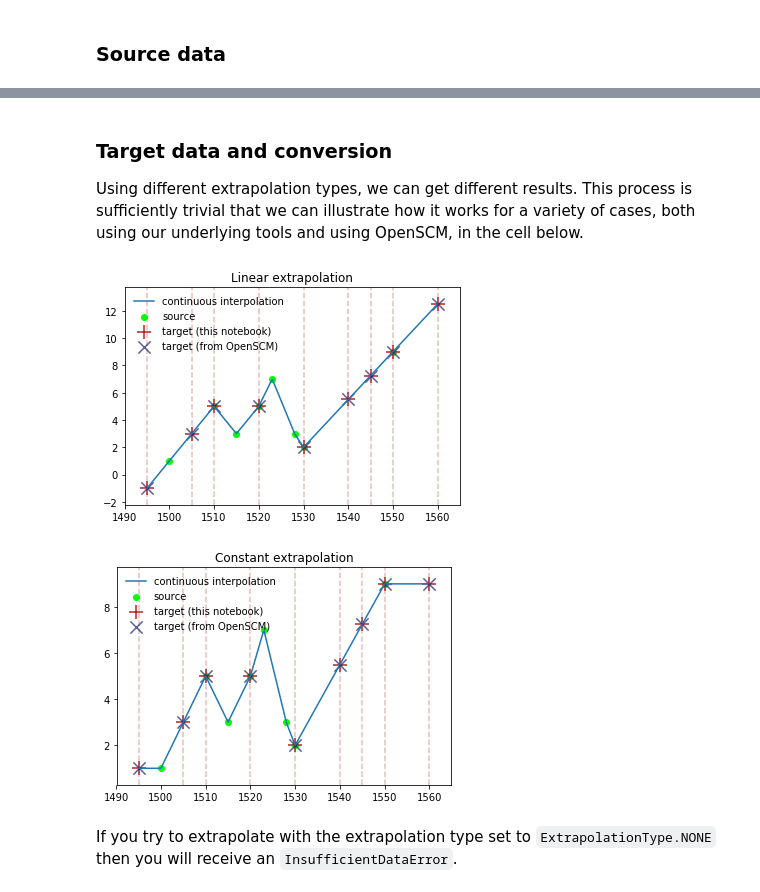
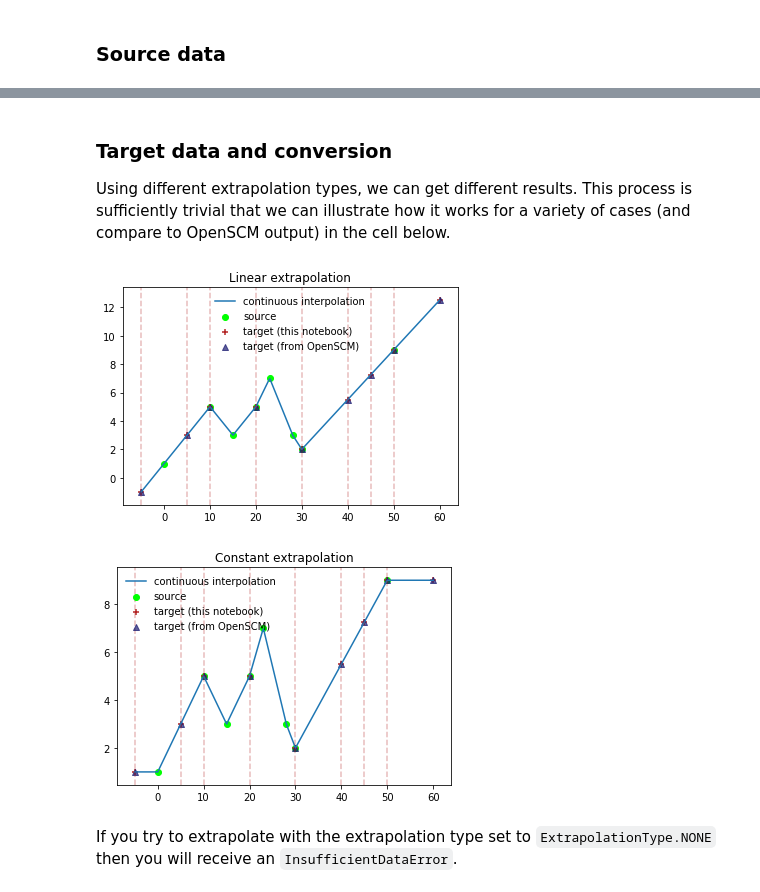
Before and after one commit to openscm/openscm, a Jupyter notebook: notebooks/timeseries-conversion.ipynb, the cells around one changed output, grey strips where cells are left out. Saved outputs shown, nothing was run; the diff lists cells and outputs as text; code cells hidden in the pictures.

```diff
--- a/notebooks/timeseries-conversion.ipynb
+++ b/notebooks/timeseries-conversion.ipynb
@@ -256,13 +161,20 @@ np.testing.assert_allclose(
 It is possible to automatically extrapolate the data using OpenSCM.
 # %% [markdown]
 ### Source data
+# %%
+source_values = np.array([1, 5, 3, 5, 7, 3, 2, 9])
+source_times = np.array([0, 10, 15, 20, 23, 28, 30, 50])
+point_view = paras.get_writable_timeseries_view(
+    ("Emissions", "CH4"),
+    ("World",),
+    "MtCH4 / yr",
+    source_times,
+    timeseries_type=ParameterType.POINT_TIMESERIES,
+    interpolation_type=InterpolationType.LINEAR,
+    extrapolation_type=ExtrapolationType.LINEAR,
+)
+point_view.set(source_values)
 # %%
-source_values = np.array([1, 5, 3, 5, 7, 3, 2, 9])
-source_times = [
-    dt.datetime(y, 1, 1)
-    for y in [1500, 1510, 1515, 1520, 1523, 1528, 1530, 1550]
-]
-
 ax = plt.figure().add_subplot(111)
 ax.scatter(
     source_times,
@@ -295,4 +189,4 @@ source_data.timeseries()
 # %% [markdown]
 ### Target data and conversion
 
-Using different extrapolation types, we can get different results. This process is sufficiently trivial that we can illustrate how it works for a variety of cases, both using our underlying tools and using OpenSCM, in the cell below.
+Using different extrapolation types, we can get different results. This process is sufficiently trivial that we can illustrate how it works for a variety of cases (and compare to OpenSCM output) in the cell below.
@@ -304,9 +193,10 @@ target_times = [
 # %%
+target_times = np.array([-5, 5, 10, 20, 30, 40, 45, 50, 60])
 examples = [
     (
-        "Linear extrapolation",  # name
-        ExtrapolationType.LINEAR,  # extrapolation type, comes from OpenSCM.timeseries_converter
-        {"fill_value": "extrapolate"}  # arguments passed to numpy to do this type of extrapolation
+        "Linear extrapolation",
+        ExtrapolationType.LINEAR,
+        {"fill_value": "extrapolate"}
     ),
     (
         "Constant extrapolation",
@@ -315,8 +205,12 @@ examples = [
     ),
 ]
 for (title, extrap_type, numpy_kwargs) in examples:
-    target_data = source_data.interpolate(
+    point_target_view = paras.get_timeseries_view(
+        ("Emissions", "CH4"),
+        ("World",),
+        "MtCH4 / yr",
         target_times,
+        timeseries_type=ParameterType.POINT_TIMESERIES,
         interpolation_type=InterpolationType.LINEAR,
         extrapolation_type=extrap_type,
     )
@@ -326,49 +220,46 @@ for (title, extrap_type, numpy_kwargs) in examples:
         source_times,
         source_values,
         marker=MARKER_1,
         color=COLOUR_1,
         label="source",
     )
-
-    source_times_int = [convert_datetime_to_openscm_time(t) for t in source_times]
+    fine_times = np.linspace(
+        target_times[0],
+        target_times[-1],
+        300,
+    )
     interp = interpolate.interp1d(
-        source_times_int,
+        source_times,
         source_values,
         **numpy_kwargs
     )
-
-    target_times_int = [convert_datetime_to_openscm_time(t) for t in target_times]
-    fine_times = np.linspace(target_times_int[0], target_times_int[-1], 300)
     ax.plot(
-        [convert_openscm_time_to_datetime(t) for t in fine_times],
+        fine_times,
         interp(fine_times),
         label="continuous interpolation",
     )
     ax.scatter(
         target_times,
-        interp(target_times_int),
+        interp(target_times),
         color=COLOUR_3,
         marker=MARKER_3,
         label="target (this notebook)",
-        s=200,
     )
     ax.scatter(
-        target_data.timeseries().columns,
-        target_data.timeseries().values,
+        target_times,
+        point_target_view.get(),
         marker=MARKER_2,
         color=COLOUR_2,
         alpha=0.7,
         label="target (from OpenSCM)",
-        s=150,
     )
     ax.legend(frameon=False)
-    for x in target_times:
+    for x in target_times[:-1]:
         ax.axvline(x=x, color=COLOUR_3, alpha=0.3, ls="--")
-
     ax.set_title(title);
 # %% [output]
-[figure, old version]
+[figure, new version]
-[figure, old version]
+[figure, new version]
 # %% [markdown]
 If you try to extrapolate with the extrapolation type set to `ExtrapolationType.NONE` then you will receive an `InsufficientDataError`.
 # %%
```
Also changed, not shown: parts of 71 cells of this notebook, 3 other files.
